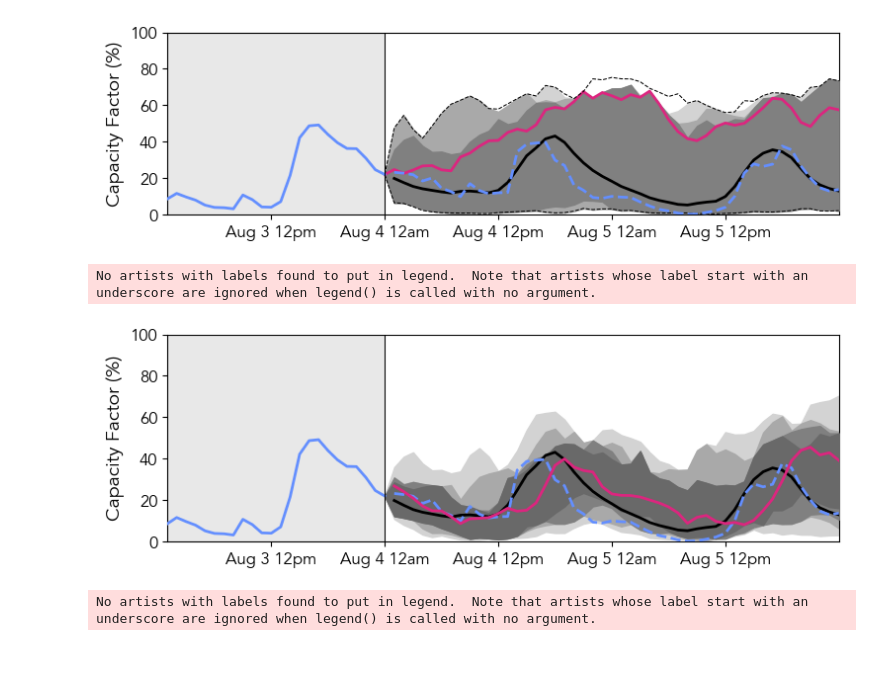
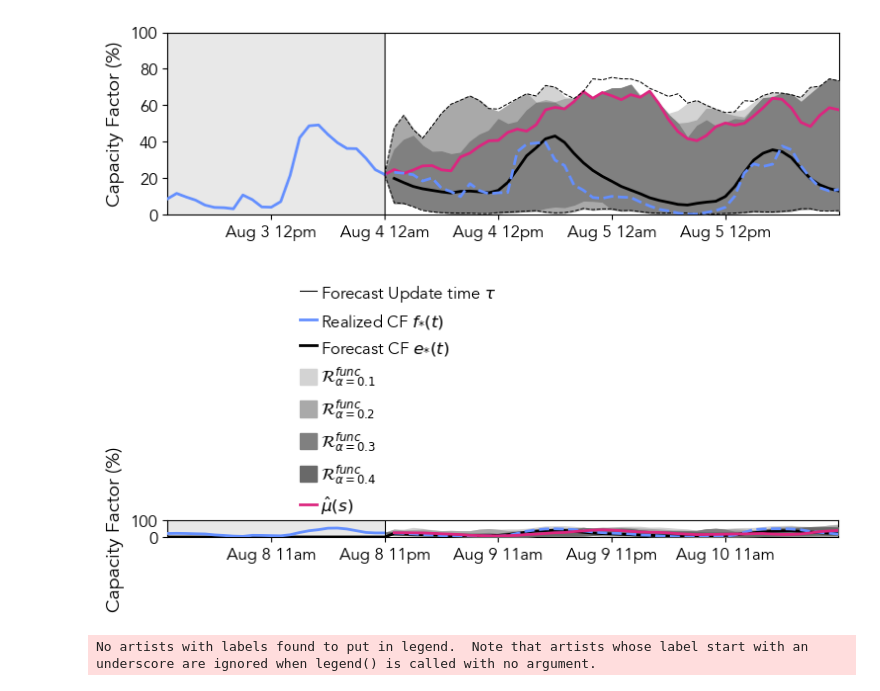
Before and after one commit to gterren/functional_forecast_dynamic_update, a Jupyter notebook: notebooks/wind_zone_ffc_viz.ipynb, the cells around one changed output. Drawn from its saved outputs; the diff is of its cells as text; code cells hidden in the pictures; blank space fills up the shorter version.

```diff
--- a/notebooks/wind_zone_ffc_viz.ipynb
+++ b/notebooks/wind_zone_ffc_viz.ipynb
@@ -45,16 +45,31 @@ The autoreload extension is already loaded. To reload it, use:
   %reload_ext autoreload
 # %%
 # exp_description="unbiased-025-C0"
-# _init = {6: 4, 12: 3, 18: 2}
+# _init = {6: 1, 12: 3, 18: 4}
 
 # exp_description="unbiased-025-C1"
-# _init = {6: 3, 12: 3, 18: 1}
+# _init = {6: 3, 12: 1, 18: 4}
 
-exp_description="unbiased-025-C2"
-_init = {6: 1, 12: 1, 18: 1}
+# exp_description="unbiased-025-C2"
+# _init = {6: 2, 12: 5, 18: 5}
+
+# exp_description="biased-025-C0"
+# _init = {6: 3, 12: 5, 18: 2}
 
 # exp_description="biased-025-C1"
 # _init = {6: 1, 12: 4, 18: 1}
+
+# exp_description="biased-025-C2"
+# _init = {6: 4, 12: 4, 18: 1}
+
+# exp_description="unbiased-025-C1"
+# _init = {6: 5, 12: 1, 18: 2}
+
+exp_description="unbiased-025-C1-1"
+_init = {6: 5, 12: 4, 18: 3}
+
+exp_description="unbiased-025-C1-6"
+_init = {6: 4, 12: 4, 18: 4}
 
 hyper_, envelope_ = loader.hyperparameters(
     _init,
@@ -64,6 +79,7 @@ hyper_, envelope_ = loader.hyperparameters(
     exp_description,
     path_to_validation=VALIDATION,
 )
+
 hyper_.loc['length_scale_f'] = 1./hyper_.loc['tau']
 hyper_.loc['length_scale_e'] = hyper_.loc['length_scale_f']*hyper_.loc['rho_e']
 hyper_.loc['length_scale_d'] = hyper_.loc['length_scale_f']*hyper_.loc['rho_d']
@@ -172,8 +207,8 @@ print(X_ts_[day])
 [0. 1. 2.]
 [1. 0.]
 # %%
-day = 216
-interval = 6
+day = 154
+interval = 18
 
 dx_ = np.array([
     (
@@ -308,5 +343,4 @@ plt.show()
 # %%
-interval = 12
 pit_ = loader.pit(
     _init,
     resource,
@@ -666,40 +700,39 @@ f_deepest_ext_, _upper, _lower = _fdu.depth_confidence_bands(
     k_
 )
 
 _fig, _ax = plt.subplots(
     figsize = (7.5, 2.5),
     constrained_layout = True
 )
 
 plotter.plot_envelope(
     _fig, _ax, palette_,
     _upper, _lower, f_deepest_ext_, f_, f_hat_, e_p_, dx_,
     dt_ = dt_ + 60,
     interval=24,
     n=720,
     color_med=palette_.loc[2, "ibm"],
-    label=r"$\bar{f} (s)$",
-    CR="CR",
+    label=r"$\hat{\mu} (s)$",
+    CR=r"$\mathcal{{R}}^{{func}}_{{\alpha={}}}$",
     range_=[0, 71],
-    legend_1=False,
-    legend_2=False,
+    legend_1=True,
+    legend_2=True,
 )
 
 _ax.legend(
     frameon=False,
     loc=(0.1875, 0.825),
     fontsize=12,
     columnspacing=0.5,
     handletextpad=0.25,
-    ncol=5,
+    ncol=1,
 )
 
 plt.savefig(IMAGES / f"{distance}_bands-{file_name}.pdf")
 
 plt.show()
 # %% [output]
-No artists with labels found to put in legend.  Note that artists whose label start with an underscore are ignored when legend() is called with no argument.
-[figure, old version]
+[figure, new version]
 # %%
 _fig, _ax = plt.subplots(
     figsize = (7.5, 2.5),
```
Also changed, not shown: parts of 17 cells of this notebook, 9 other files.
